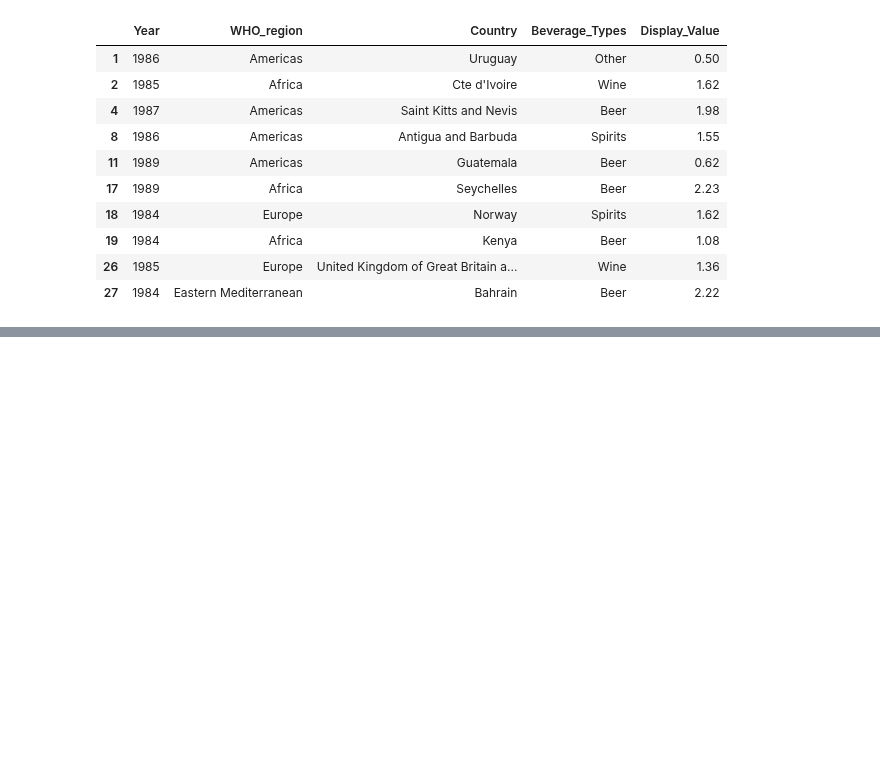
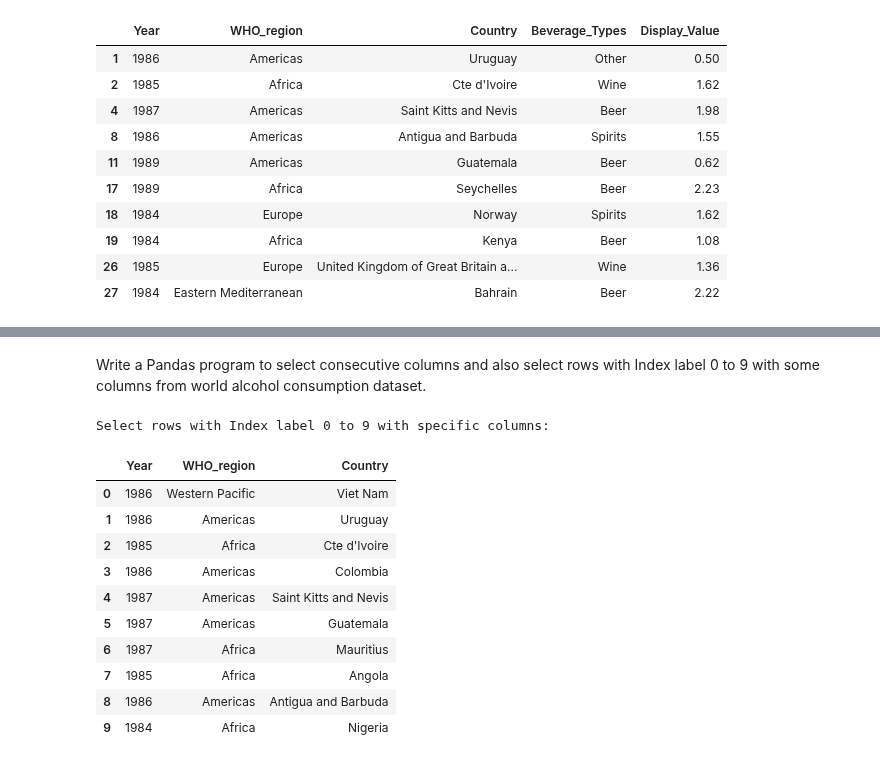
Before and after one commit to vibhutivadje/Python_for_Data_Analysis, a Jupyter notebook: Alcohol_Consumption_dataAnalysis.ipynb, the cells around one changed output, grey strips where cells are left out. Drawn from its saved outputs; the diff is of its cells as text; code cells hidden in the pictures; blank space fills up the shorter version.

```diff
--- a/Alcohol_Consumption_dataAnalysis.ipynb
+++ b/Alcohol_Consumption_dataAnalysis.ipynb
@@ -340,0 +369,18 @@ Alcohol_df[(Alcohol_df['Display_Value']>=0.5) & (Alcohol_df['Display_Value']<=2.
+# %% [markdown]
+Write a Pandas program to select consecutive columns and also select rows with Index label 0 to 9 with some columns from world alcohol consumption dataset.
+# %%
+print("\nSelect rows with Index label 0 to 9 with specific columns:")
+Alcohol_df.loc[0:9,['Year','WHO_region','Country']]
+# %% [output]
+Select rows with Index label 0 to 9 with specific columns:
+|  | Year | WHO_region | Country |
+| 0 | 1986 | Western Pacific | Viet Nam |
+| 1 | 1986 | Americas | Uruguay |
+| 2 | 1985 | Africa | Cte d'Ivoire |
+| 3 | 1986 | Americas | Colombia |
+| 4 | 1987 | Americas | Saint Kitts and Nevis |
+| 5 | 1987 | Americas | Guatemala |
+| 6 | 1987 | Africa | Mauritius |
+| 7 | 1985 | Africa | Angola |
+| 8 | 1986 | Americas | Antigua and Barbuda |
+| 9 | 1984 | Africa | Nigeria |
```
Also changed, not shown: parts of 16 cells of this notebook.
